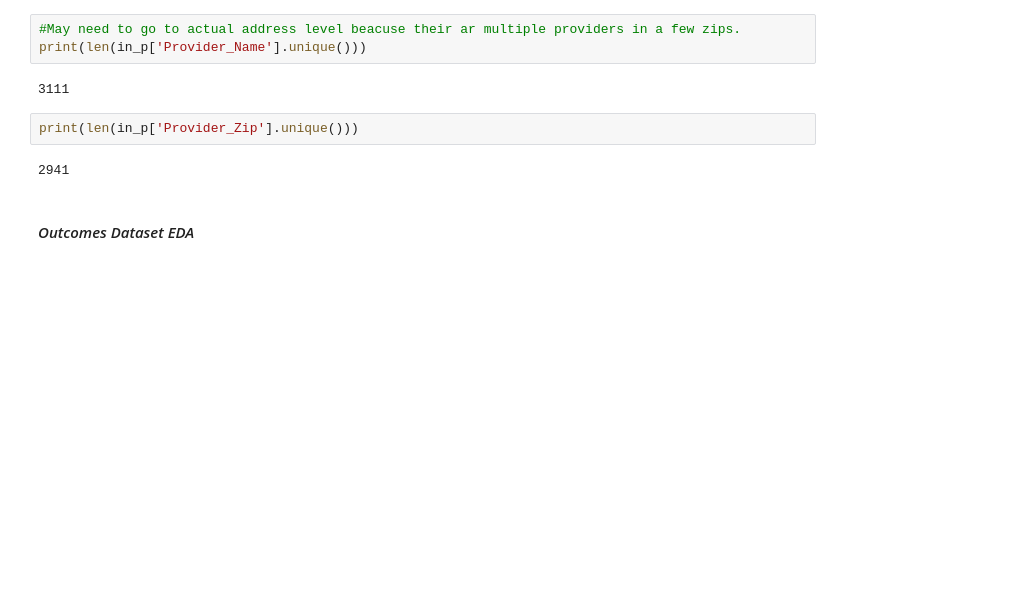
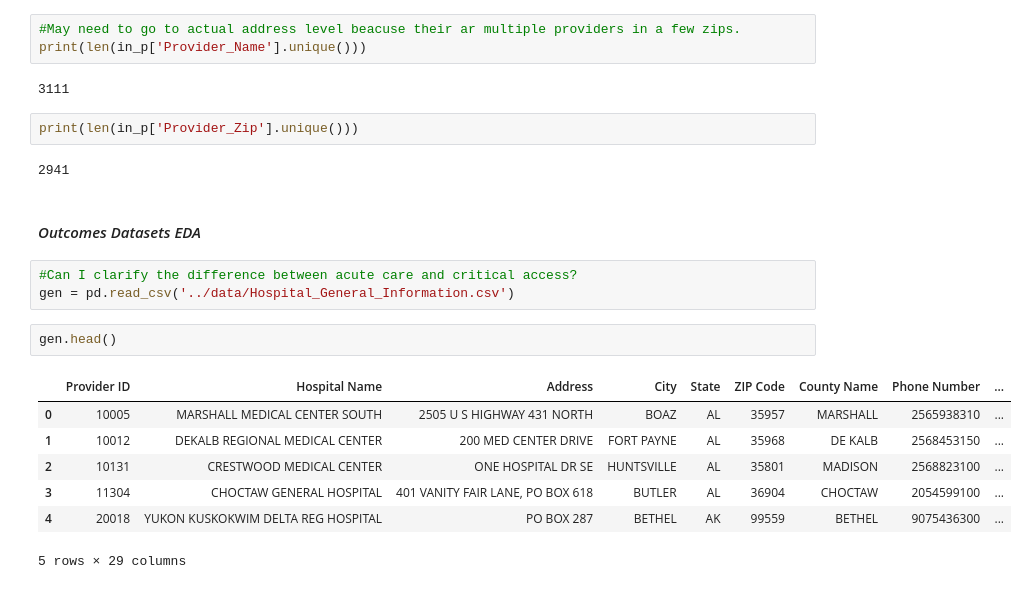
Before and after one commit to carmijh0/Reimplementation_of_2016_CMS_Hospital_Star_Rating_Methodology, a Jupyter notebook: Capstone_EDA.ipynb, the cells around one changed output. Drawn from its saved outputs; the diff is of its cells as text; blank space fills up the shorter version.

Commit message:
working on methodology for hospital star ratings

```diff
--- a/Capstone_EDA.ipynb
+++ b/Capstone_EDA.ipynb
@@ -238,4 +238,17 @@ print(len(in_p['Provider_Zip'].unique()))
 # %% [output]
 2941
 # %% [markdown]
-#### _Outcomes Dataset EDA_
+#### _Outcomes Datasets EDA_
+# %%
+#Can I clarify the difference between acute care and critical access?
+gen = pd.read_csv('../data/Hospital_General_Information.csv')
+# %%
+gen.head()
+# %% [output]
+|  | Provider ID | Hospital Name | Address | City | State | ZIP Code | County Name | Phone Number | ... |
+| 0 | 10005 | MARSHALL MEDICAL CENTER SOUTH | 2505 U S HIGHWAY 431 NORTH | BOAZ | AL | 35957 | MARSHALL | 2565938310 | ... |
+| 1 | 10012 | DEKALB REGIONAL MEDICAL CENTER | 200 MED CENTER DRIVE | FORT PAYNE | AL | 35968 | DE KALB | 2568453150 | ... |
+| 2 | 10131 | CRESTWOOD MEDICAL CENTER | ONE HOSPITAL DR SE | HUNTSVILLE | AL | 35801 | MADISON | 2568823100 | ... |
+| 3 | 11304 | CHOCTAW GENERAL HOSPITAL | 401 VANITY FAIR LANE, PO BOX 618 | BUTLER | AL | 36904 | CHOCTAW | 2054599100 | ... |
+| 4 | 20018 | YUKON KUSKOKWIM DELTA REG HOSPITAL | PO BOX 287 | BETHEL | AK | 99559 | BETHEL | 9075436300 | ... |
+5 rows × 29 columns
```
Also changed, not shown: parts of 4 cells of this notebook, 1 other file.
